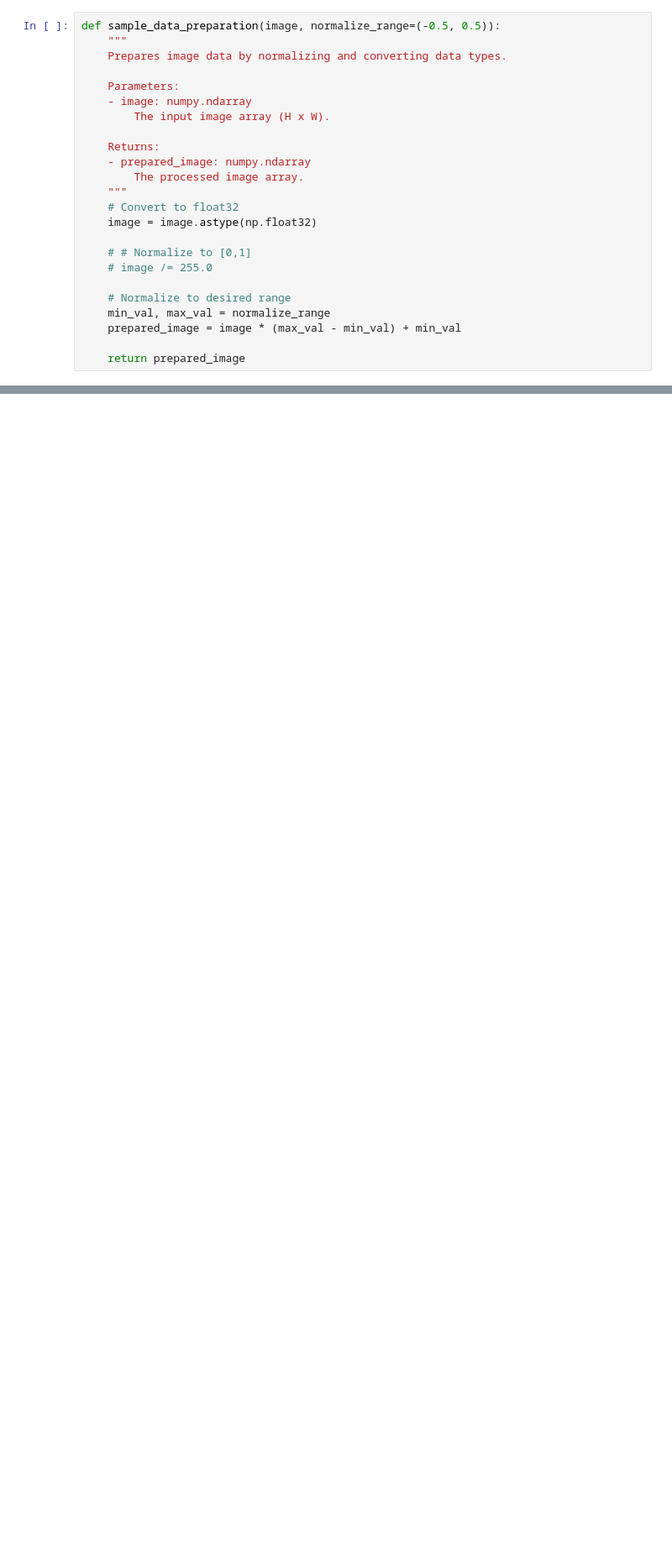
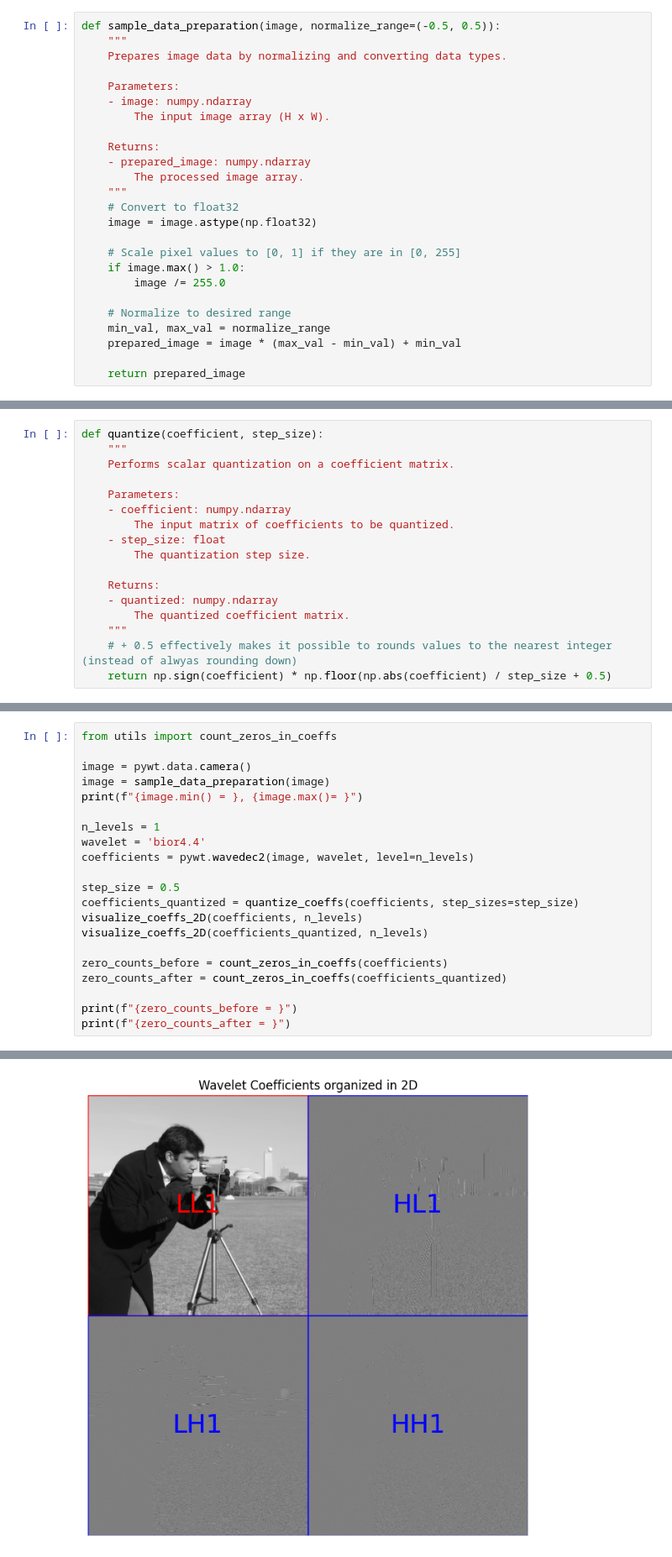
Before and after one commit to alisaaalehi/jpeg2000-mini, a Jupyter notebook: jpeg2000-tutorial.ipynb, the cells around one changed output, grey strips where cells are left out. Shown at 84% size. Cells and saved outputs as stored; diff of their text form; blank space fills up the shorter version.

Commit message:
Add quantization section with code

```diff
--- a/jpeg2000-tutorial.ipynb
+++ b/jpeg2000-tutorial.ipynb
@@ -362,8 +370,9 @@ def sample_data_preparation(image, normalize_range=(-0.5, 0.5)):
     # Convert to float32
     image = image.astype(np.float32)
 
-    # # Normalize to [0,1]
-    # image /= 255.0
+    # Scale pixel values to [0, 1] if they are in [0, 255]
+    if image.max() > 1.0:
+        image /= 255.0
 
     # Normalize to desired range
     min_val, max_val = normalize_range
@@ -551,0 +597,17 @@ visualize_coeffs_2D(coefficients, n_levels)
+# %%
+def quantize(coefficient, step_size):
+    """
+    Performs scalar quantization on a coefficient matrix.
+
+    Parameters:
+    - coefficient: numpy.ndarray
+        The input matrix of coefficients to be quantized.
+    - step_size: float
+        The quantization step size.
+
+    Returns:
+    - quantized: numpy.ndarray
+        The quantized coefficient matrix.
+    """
+    # + 0.5 effectively makes it possible to rounds values to the nearest integer (instead of alwyas rounding down)
+    return np.sign(coefficient) * np.floor(np.abs(coefficient) / step_size + 0.5)
@@ -551,0 +656,22 @@ visualize_coeffs_2D(coefficients, n_levels)
+# %%
+from utils import count_zeros_in_coeffs
+
+image = pywt.data.camera()
+image = sample_data_preparation(image)
+print(f"{image.min() = }, {image.max()= }")
+
+n_levels = 1
+wavelet = 'bior4.4'
+coefficients = pywt.wavedec2(image, wavelet, level=n_levels)
+
+step_size = 0.5
+coefficients_quantized = quantize_coeffs(coefficients, step_sizes=step_size)
+visualize_coeffs_2D(coefficients, n_levels)
+visualize_coeffs_2D(coefficients_quantized, n_levels)
+
+zero_counts_before = count_zeros_in_coeffs(coefficients)
+zero_counts_after = count_zeros_in_coeffs(coefficients_quantized)
+
+print(f"{zero_counts_before = }")
+print(f"{zero_counts_after = }")
+# %% [output]
@@ -551,0 +679 @@ visualize_coeffs_2D(coefficients, n_levels)
+[figure, added]
```
Also changed, not shown: parts of 5 cells of this notebook, 1 other file.
